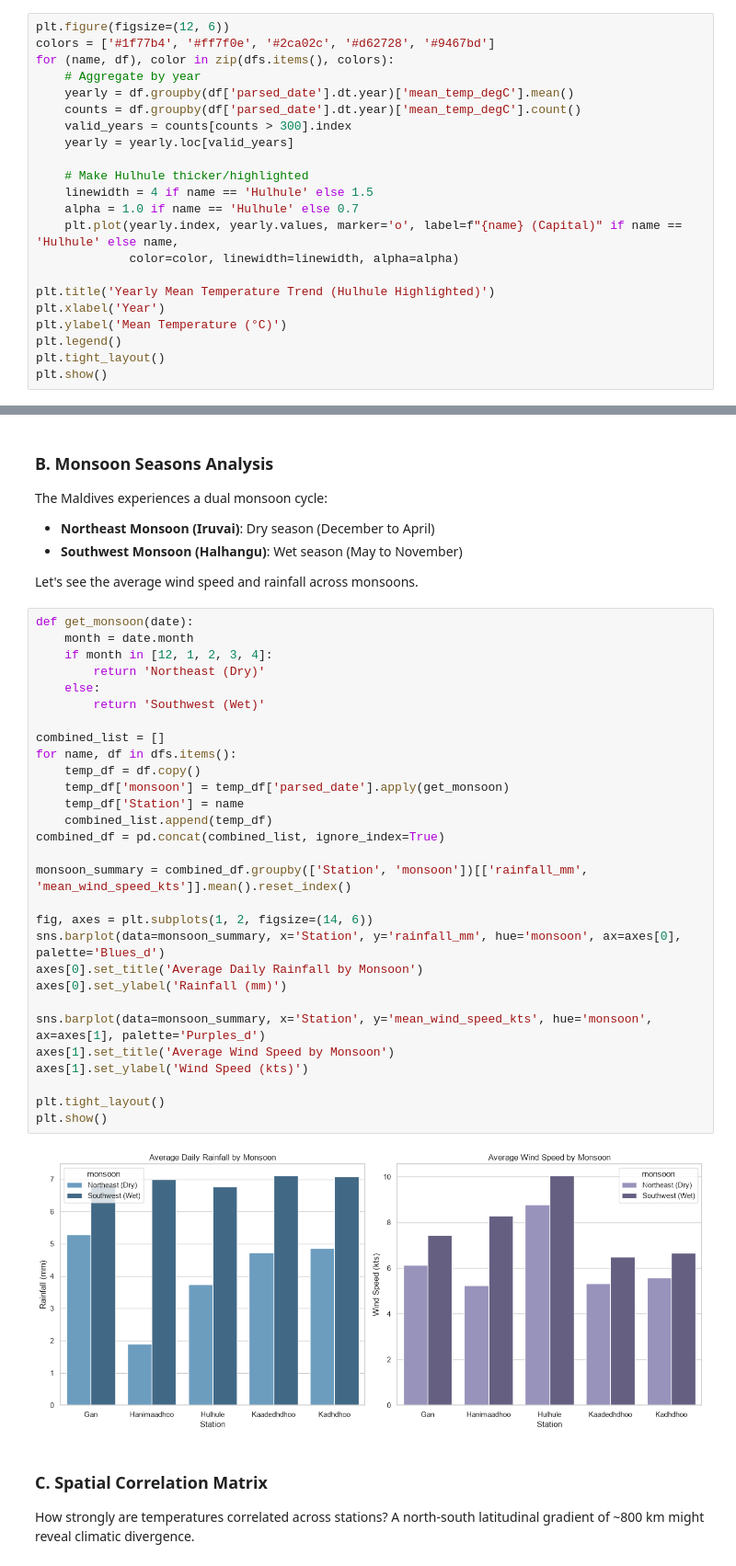
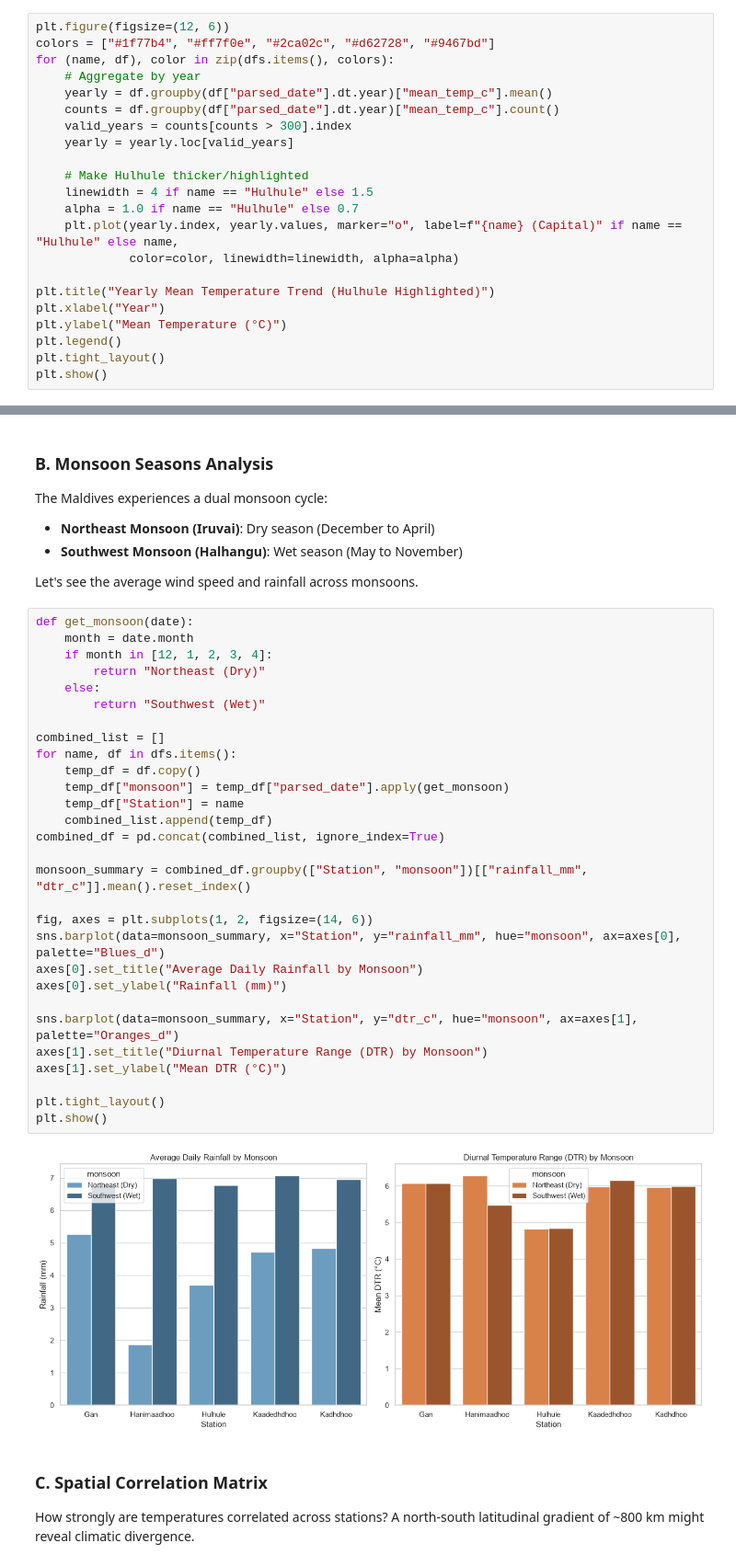
Before and after one commit to ajmals/met-weather-data-analysis, a Jupyter notebook: maldives_weather_exploration.ipynb, the cells around one changed output, grey strips where cells are left out. Shown at 92% size. Cells and saved outputs as stored; diff of their text form.

Commit message:
feat: update data pipeline, add cleaned datasets, and reorganize analysis notebooks

```diff
--- a/maldives_weather_exploration.ipynb
+++ b/maldives_weather_exploration.ipynb
@@ -84,23 +97,23 @@ summary_df.round(2)
 We aggregate mean temperature by year to see long-term shifts. We plot only years with more than 300 observations to prevent incomplete annual averages.
 # %%
 plt.figure(figsize=(12, 6))
-colors = ['#1f77b4', '#ff7f0e', '#2ca02c', '#d62728', '#9467bd']
+colors = ["#1f77b4", "#ff7f0e", "#2ca02c", "#d62728", "#9467bd"]
 for (name, df), color in zip(dfs.items(), colors):
     # Aggregate by year
-    yearly = df.groupby(df['parsed_date'].dt.year)['mean_temp_degC'].mean()
-    counts = df.groupby(df['parsed_date'].dt.year)['mean_temp_degC'].count()
+    yearly = df.groupby(df["parsed_date"].dt.year)["mean_temp_c"].mean()
+    counts = df.groupby(df["parsed_date"].dt.year)["mean_temp_c"].count()
     valid_years = counts[counts > 300].index
     yearly = yearly.loc[valid_years]
 
     # Make Hulhule thicker/highlighted
-    linewidth = 4 if name == 'Hulhule' else 1.5
-    alpha = 1.0 if name == 'Hulhule' else 0.7
-    plt.plot(yearly.index, yearly.values, marker='o', label=f"{name} (Capital)" if name == 'Hulhule' else name,
+    linewidth = 4 if name == "Hulhule" else 1.5
+    alpha = 1.0 if name == "Hulhule" else 0.7
+    plt.plot(yearly.index, yearly.values, marker="o", label=f"{name} (Capital)" if name == "Hulhule" else name,
              color=color, linewidth=linewidth, alpha=alpha)
 
-plt.title('Yearly Mean Temperature Trend (Hulhule Highlighted)')
-plt.xlabel('Year')
-plt.ylabel('Mean Temperature (°C)')
+plt.title("Yearly Mean Temperature Trend (Hulhule Highlighted)")
+plt.xlabel("Year")
+plt.ylabel("Mean Temperature (°C)")
 plt.legend()
 plt.tight_layout()
 plt.show()
@@ -116,34 +129,34 @@ Let's see the average wind speed and rainfall across monsoons.
 # %%
 def get_monsoon(date):
     month = date.month
     if month in [12, 1, 2, 3, 4]:
-        return 'Northeast (Dry)'
+        return "Northeast (Dry)"
     else:
-        return 'Southwest (Wet)'
+        return "Southwest (Wet)"
 
 combined_list = []
 for name, df in dfs.items():
     temp_df = df.copy()
-    temp_df['monsoon'] = temp_df['parsed_date'].apply(get_monsoon)
-    temp_df['Station'] = name
+    temp_df["monsoon"] = temp_df["parsed_date"].apply(get_monsoon)
+    temp_df["Station"] = name
     combined_list.append(temp_df)
 combined_df = pd.concat(combined_list, ignore_index=True)
 
-monsoon_summary = combined_df.groupby(['Station', 'monsoon'])[['rainfall_mm', 'mean_wind_speed_kts']].mean().reset_index()
+monsoon_summary = combined_df.groupby(["Station", "monsoon"])[["rainfall_mm", "dtr_c"]].mean().reset_index()
 
 fig, axes = plt.subplots(1, 2, figsize=(14, 6))
-sns.barplot(data=monsoon_summary, x='Station', y='rainfall_mm', hue='monsoon', ax=axes[0], palette='Blues_d')
-axes[0].set_title('Average Daily Rainfall by Monsoon')
-axes[0].set_ylabel('Rainfall (mm)')
+sns.barplot(data=monsoon_summary, x="Station", y="rainfall_mm", hue="monsoon", ax=axes[0], palette="Blues_d")
+axes[0].set_title("Average Daily Rainfall by Monsoon")
+axes[0].set_ylabel("Rainfall (mm)")
 
-sns.barplot(data=monsoon_summary, x='Station', y='mean_wind_speed_kts', hue='monsoon', ax=axes[1], palette='Purples_d')
-axes[1].set_title('Average Wind Speed by Monsoon')
-axes[1].set_ylabel('Wind Speed (kts)')
+sns.barplot(data=monsoon_summary, x="Station", y="dtr_c", hue="monsoon", ax=axes[1], palette="Oranges_d")
+axes[1].set_title("Diurnal Temperature Range (DTR) by Monsoon")
+axes[1].set_ylabel("Mean DTR (°C)")
 
 plt.tight_layout()
 plt.show()
 # %% [output]
-[figure, old version]
+[figure, new version]
 # %% [markdown]
 ### C. Spatial Correlation Matrix
 How strongly are temperatures correlated across stations? A north-south latitudinal gradient of ~800 km might reveal climatic divergence.
```
Also changed, not shown: parts of 10 cells of this notebook, 19 other files.
